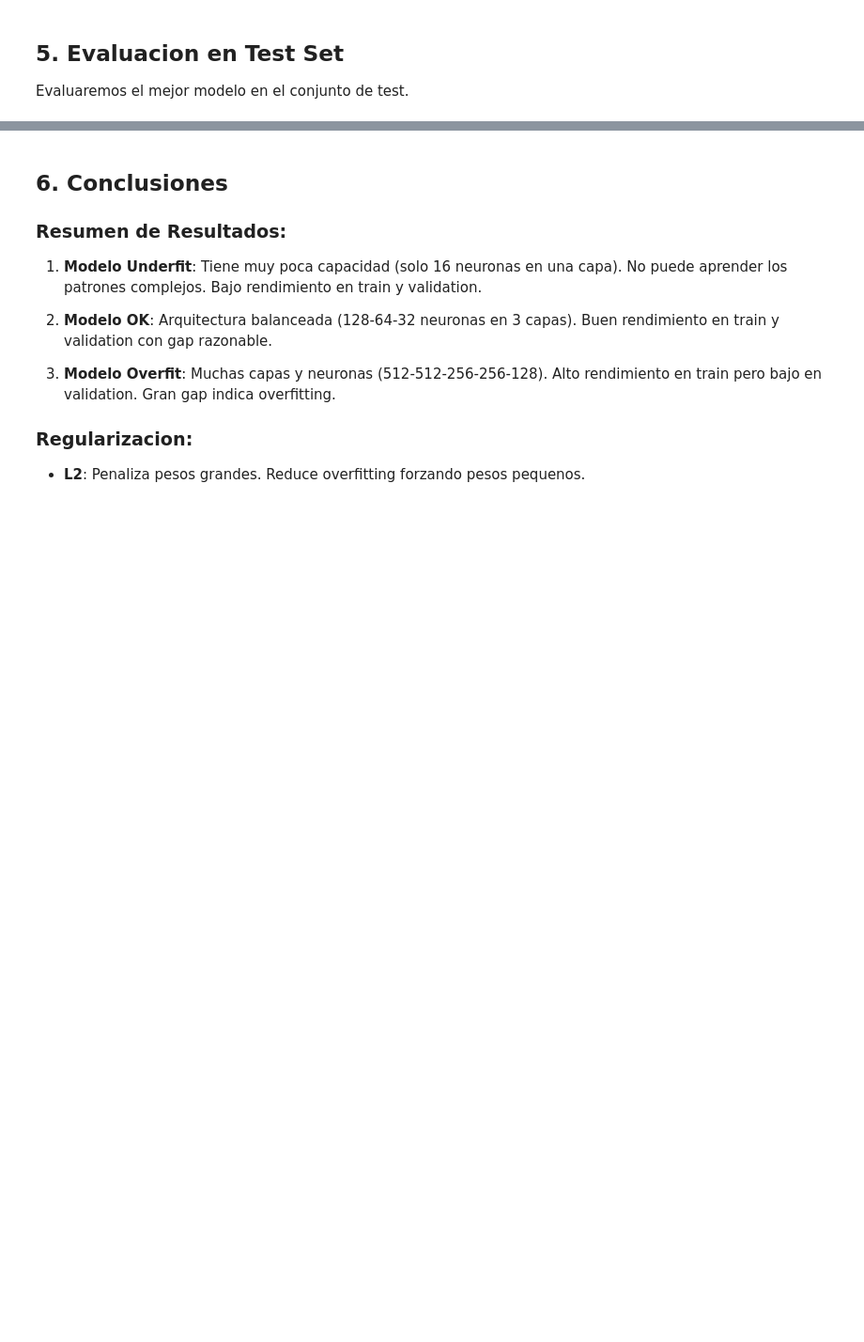
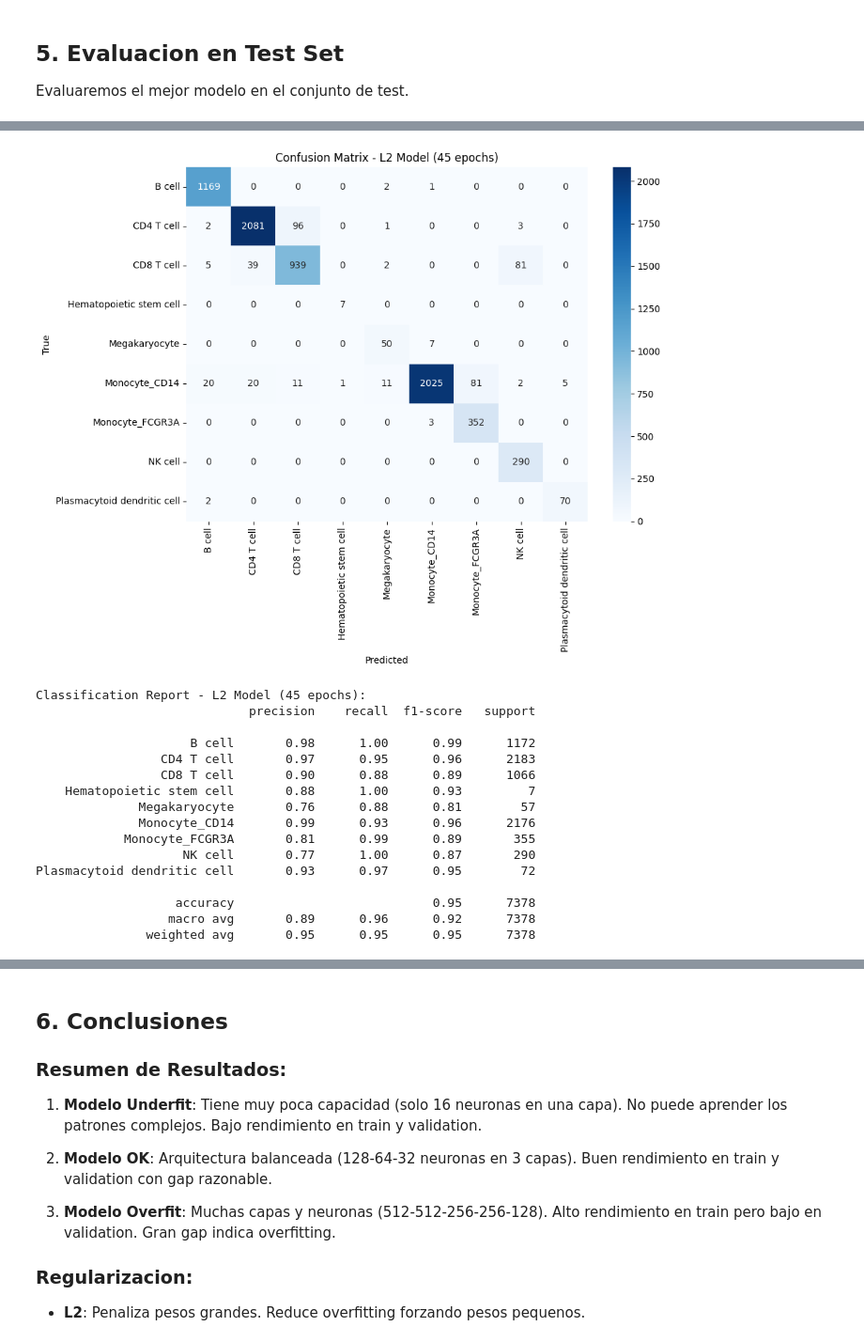
Before and after one commit to moisesbritez92/deep_learning_nbs, a Jupyter notebook: Notebooks/DL-HW-1/scRNA_Complete_Homework_Solution.ipynb, the cells around one changed output, grey strips where cells are left out. Shown at 94% size. Cells and saved outputs as stored; diff of their text form; code cells hidden in the pictures; blank space fills up the shorter version.

```diff
--- a/Notebooks/DL-HW-1/scRNA_Complete_Homework_Solution.ipynb
+++ b/Notebooks/DL-HW-1/scRNA_Complete_Homework_Solution.ipynb
@@ -310,0 +596,10 @@ print(f"Dropout - Gap: {history_dropout.history['accuracy'][-1] - history_dropou
+# %%
+model_l2_45 = create_l2_model(0.001)
+history_l2 = model_l2_45.fit(
+    X_train, y_train, epochs=45, batch_size=32,
+    validation_data=(X_val, y_val), verbose=1
+)
+
+print(f"L2 Model 45  - Train acc: {history_l2.history['accuracy'][-1]:.4f}")
+print(f"L2 Model 45  - Val acc: {history_l2.history['val_accuracy'][-1]:.4f}")
+print(f"L2 Model 45  - Gap: {history_l2.history['accuracy'][-1] - history_l2.history['val_accuracy'][-1]:.4f}")
@@ -342,0 +850,21 @@ print(classification_report(y_test_classes, y_pred_classes,
+# %%
+y_pred = model_l2_45.predict(X_test)
+y_pred_classes = np.argmax(y_pred, axis=1)
+y_test_classes = np.argmax(y_test, axis=1)
+
+cm = confusion_matrix(y_test_classes, y_pred_classes)
+
+plt.figure(figsize=(10, 8))
+sns.heatmap(cm, annot=True, fmt='d', cmap='Blues',
+            xticklabels=label_encoder.classes_,
+            yticklabels=label_encoder.classes_)
+plt.xlabel('Predicted')
+plt.ylabel('True')
+plt.title('Confusion Matrix - L2 Model (45 epochs)')
+plt.tight_layout()
+plt.show()
+
+print("\nClassification Report - L2 Model (45 epochs):")
+print(classification_report(y_test_classes, y_pred_classes,
+                          target_names=label_encoder.classes_))
+# %% [output]
@@ -342,0 +872,17 @@ print(classification_report(y_test_classes, y_pred_classes,
+[figure, added]
+Classification Report - L2 Model (45 epochs):
+                             precision    recall  f1-score   support
+
+                     B cell       0.98      1.00      0.99      1172
+                 CD4 T cell       0.97      0.95      0.96      2183
+                 CD8 T cell       0.90      0.88      0.89      1066
+    Hematopoietic stem cell       0.88      1.00      0.93         7
+              Megakaryocyte       0.76      0.88      0.81        57
+              Monocyte_CD14       0.99      0.93      0.96      2176
+            Monocyte_FCGR3A       0.81      0.99      0.89       355
+                    NK cell       0.77      1.00      0.87       290
+Plasmacytoid dendritic cell       0.93      0.97      0.95        72
+
+                   accuracy                           0.95      7378
+                  macro avg       0.89      0.96      0.92      7378
+               weighted avg       0.95      0.95      0.95      7378
```
Also changed, not shown: parts of 47 cells of this notebook, 12 other files.
